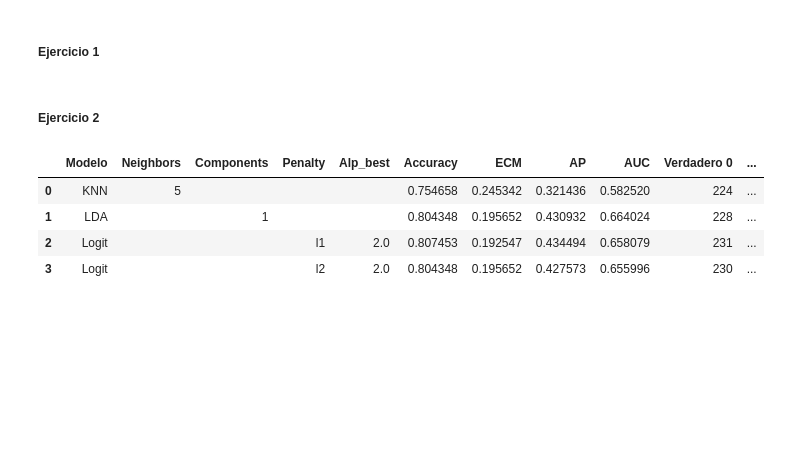
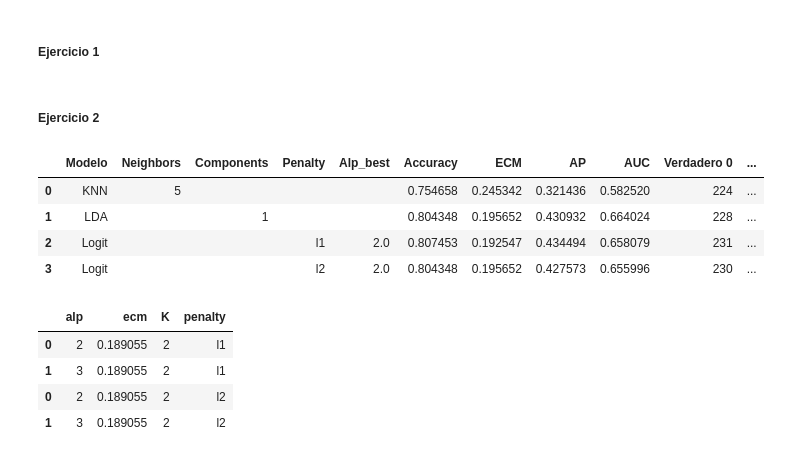
Before and after one commit to JuanDBarnes/BigData, a Jupyter notebook: TP3/Code/TP3_Barnes_Legaspe_Martin.ipynb, the cells around one changed output. Cells and saved outputs as stored; diff of their text form; code cells hidden in the pictures; blank space fills up the shorter version.

```diff
--- a/TP3/Code/TP3_Barnes_Legaspe_Martin.ipynb
+++ b/TP3/Code/TP3_Barnes_Legaspe_Martin.ipynb
@@ -472,3 +472,11 @@ lasso_2[0]
 | 1 | LDA |  | 1 |  |  | 0.804348 | 0.195652 | 0.430932 | 0.664024 | 228 | ... |
 | 2 | Logit |  |  | l1 | 2.0 | 0.807453 | 0.192547 | 0.434494 | 0.658079 | 231 | ... |
 | 3 | Logit |  |  | l2 | 2.0 | 0.804348 | 0.195652 | 0.427573 | 0.655996 | 230 | ... |
+# %%
+lasso_2[1]
+# %% [output]
+|  | alp | ecm | K | penalty |
+| 0 | 2 | 0.189055 | 2 | l1 |
+| 1 | 3 | 0.189055 | 2 | l1 |
+| 0 | 2 | 0.189055 | 2 | l2 |
+| 1 | 3 | 0.189055 | 2 | l2 |
```
Also changed, not shown: parts of 20 cells of this notebook.
